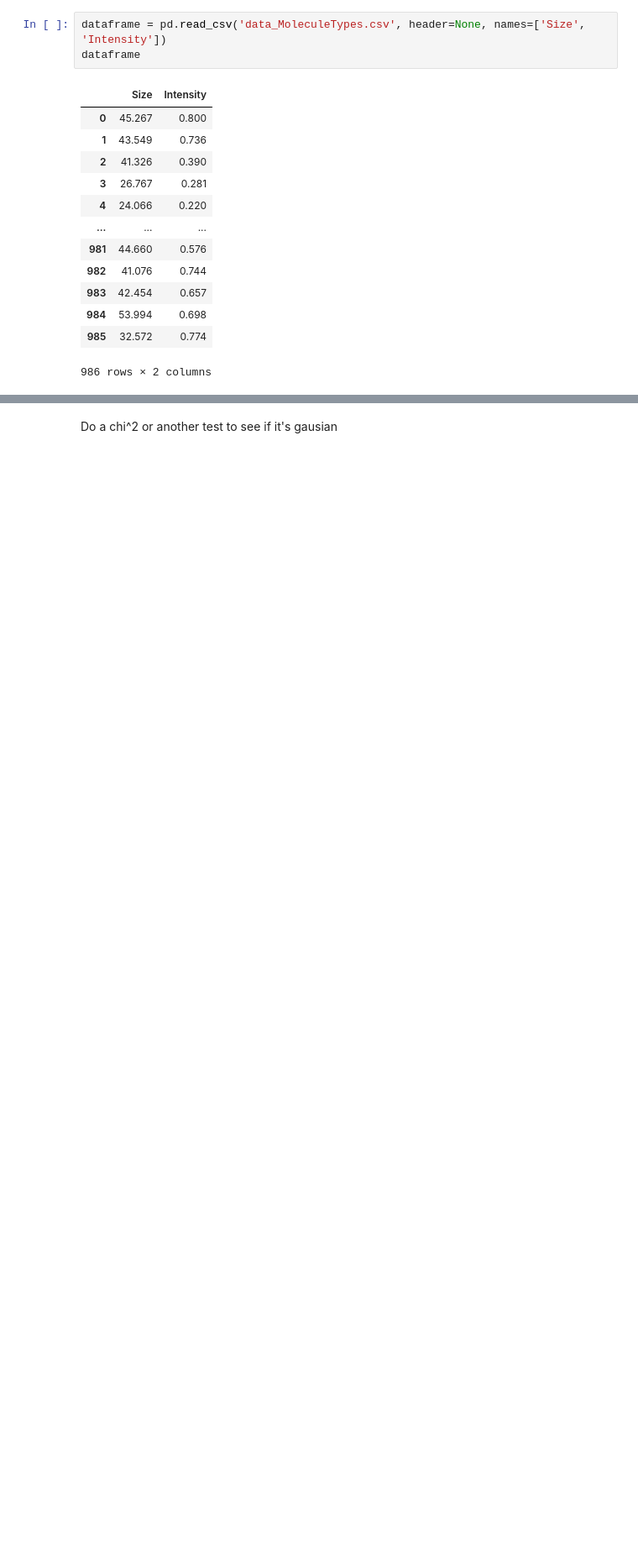
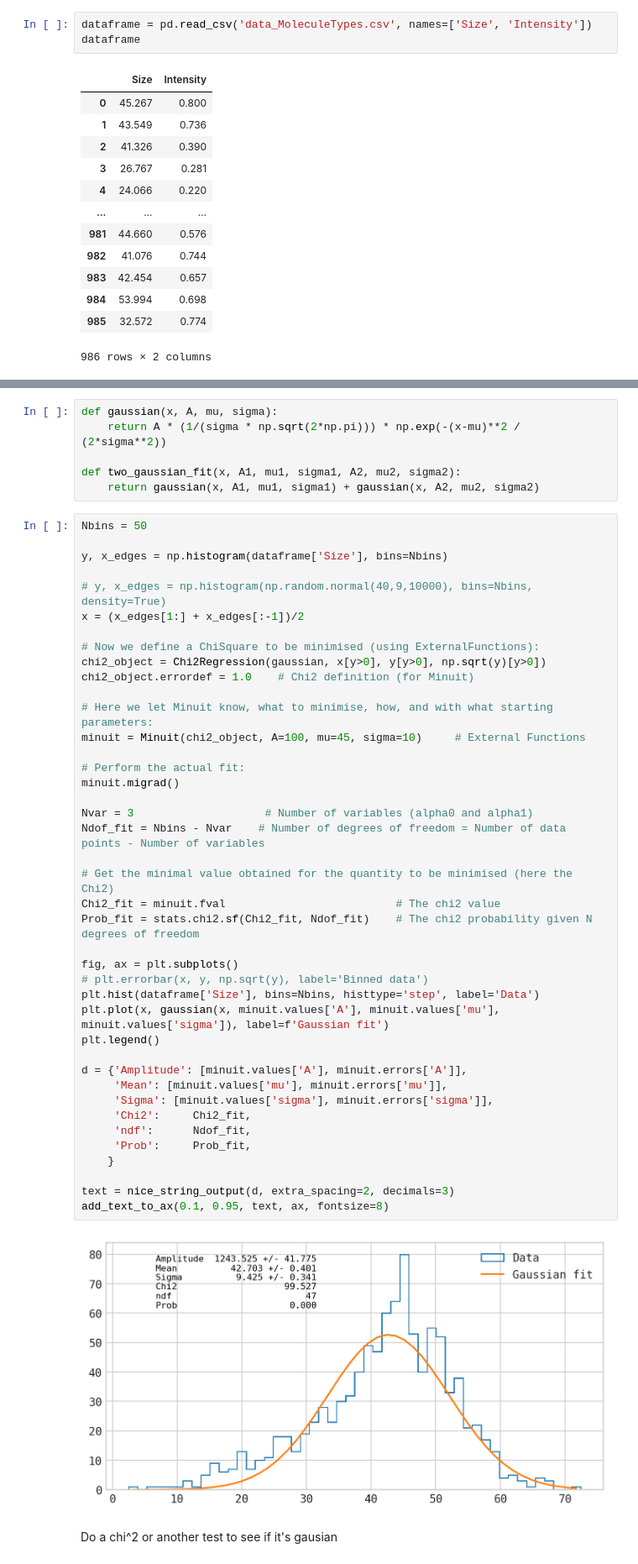
Before and after one commit to rizfn/AppStat2022, a Jupyter notebook: DataAndCodeForProblemSet/problemset.ipynb, the cells around one changed output, grey strips where cells are left out. Shown at 84% size. Cells and saved outputs as stored; diff of their text form; blank space fills up the shorter version.

```diff
--- a/DataAndCodeForProblemSet/problemset.ipynb
+++ b/DataAndCodeForProblemSet/problemset.ipynb
@@ -73,7 +232,7 @@ There is no statistically significant difference in grip strength, because the m
 # %% [markdown]
 ### 4.2
 # %%
-dataframe = pd.read_csv('data_MoleculeTypes.csv', header=None, names=['Size', 'Intensity'])
+dataframe = pd.read_csv('data_MoleculeTypes.csv', names=['Size', 'Intensity'])
 dataframe
 # %% [output]
 |  | Size | Intensity |
@@ -96,2 +251,51 @@ plt.hist(dataframe['Size']);
+# %%
+def gaussian(x, A, mu, sigma):
+    return A * (1/(sigma * np.sqrt(2*np.pi))) * np.exp(-(x-mu)**2 / (2*sigma**2))
+
+def two_gaussian_fit(x, A1, mu1, sigma1, A2, mu2, sigma2):
+    return gaussian(x, A1, mu1, sigma1) + gaussian(x, A2, mu2, sigma2)
+# %%
+Nbins = 50
+
+y, x_edges = np.histogram(dataframe['Size'], bins=Nbins)
+
+# y, x_edges = np.histogram(np.random.normal(40,9,10000), bins=Nbins, density=True)
+x = (x_edges[1:] + x_edges[:-1])/2
+
+# Now we define a ChiSquare to be minimised (using ExternalFunctions):
+chi2_object = Chi2Regression(gaussian, x[y>0], y[y>0], np.sqrt(y)[y>0])
+chi2_object.errordef = 1.0    # Chi2 definition (for Minuit)
+
+# Here we let Minuit know, what to minimise, how, and with what starting parameters:
+minuit = Minuit(chi2_object, A=100, mu=45, sigma=10)     # External Functions
+
+# Perform the actual fit:
+minuit.migrad()
+
+Nvar = 3                    # Number of variables (alpha0 and alpha1)
+Ndof_fit = Nbins - Nvar    # Number of degrees of freedom = Number of data points - Number of variables
+
+# Get the minimal value obtained for the quantity to be minimised (here the Chi2)
+Chi2_fit = minuit.fval                          # The chi2 value
+Prob_fit = stats.chi2.sf(Chi2_fit, Ndof_fit)    # The chi2 probability given N degrees of freedom
+
+fig, ax = plt.subplots()
+# plt.errorbar(x, y, np.sqrt(y), label='Binned data')
+plt.hist(dataframe['Size'], bins=Nbins, histtype='step', label='Data')
+plt.plot(x, gaussian(x, minuit.values['A'], minuit.values['mu'], minuit.values['sigma']), label=f'Gaussian fit')
+plt.legend()
+
+d = {'Amplitude': [minuit.values['A'], minuit.errors['A']],
+     'Mean': [minuit.values['mu'], minuit.errors['mu']],
+     'Sigma': [minuit.values['sigma'], minuit.errors['sigma']],
+     'Chi2':     Chi2_fit,
+     'ndf':      Ndof_fit,
+     'Prob':     Prob_fit,
+    }
+
+text = nice_string_output(d, extra_spacing=2, decimals=3)
+add_text_to_ax(0.1, 0.95, text, ax, fontsize=8)
+# %% [output]
+[figure, added]
 # %% [markdown]
 Do a chi^2 or another test to see if it's gausian
```
Also changed, not shown: parts of 69 cells of this notebook, 3 other files.
